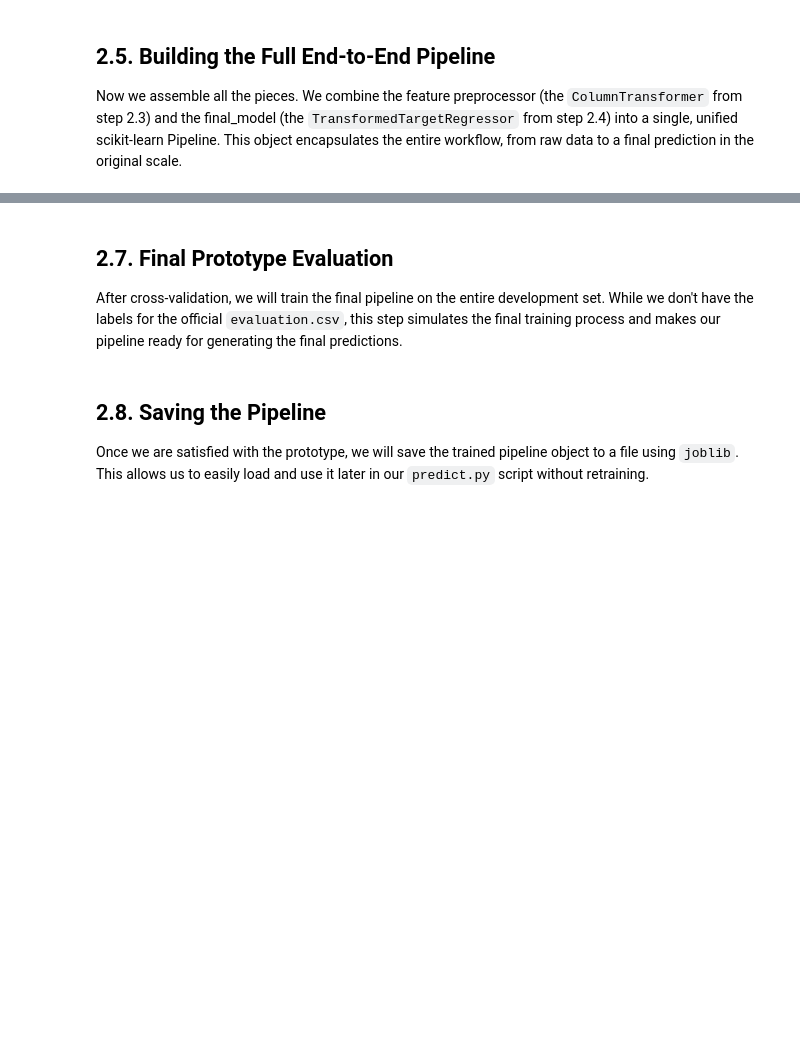
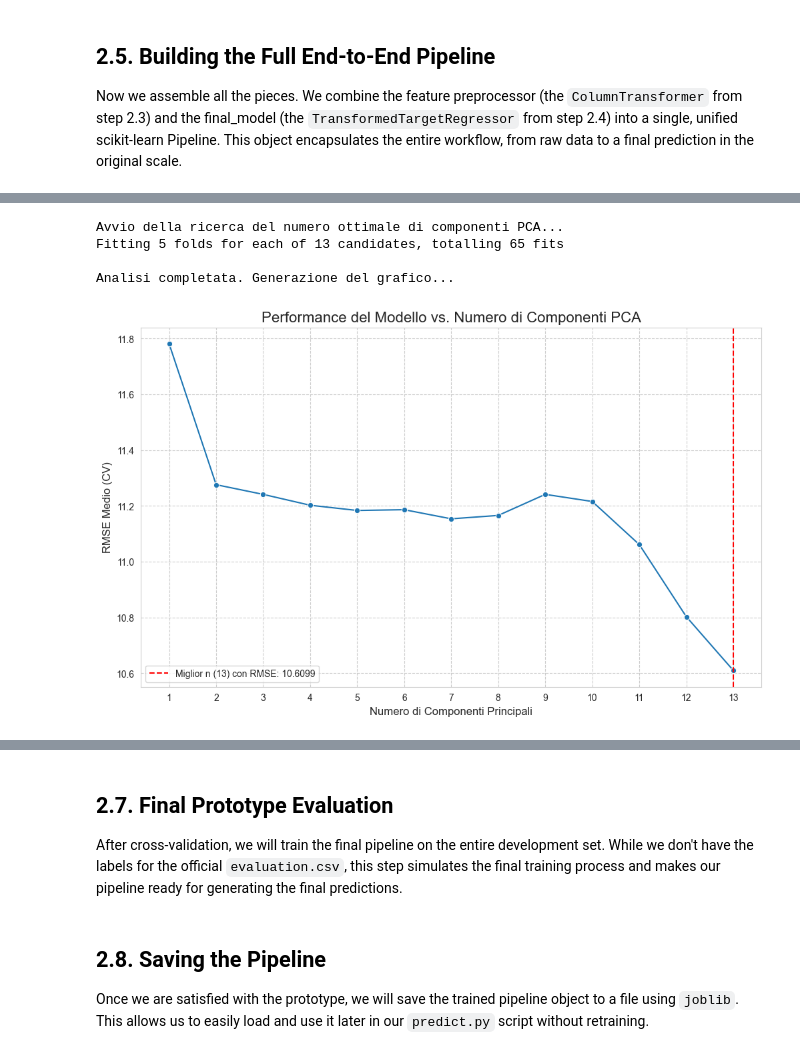
Before and after one commit to andrea-00/speech-age-estimation, a Jupyter notebook: notebooks/pipeline_prototype.ipynb, the cells around one changed output, grey strips where cells are left out. Saved outputs shown, nothing was run; the diff lists cells and outputs as text; code cells hidden in the pictures; blank space fills up the shorter version.

```diff
--- a/notebooks/pipeline_prototype.ipynb
+++ b/notebooks/pipeline_prototype.ipynb
@@ -145,7 +150,7 @@ CATEGORICAL_FEATURES = ['gender', 'ethnicity']
 final_preprocessor = ColumnTransformer(
     transformers=[
         ('num', StandardScaler(), NUMERICAL_FEATURES),
-        ('cat', OneHotEncoder(handle_unknown='ignore'), CATEGORICAL_FEATURES)
+        ('cat', OneHotEncoder(handle_unknown='ignore', sparse_output=False), CATEGORICAL_FEATURES)
     ],
     remainder='drop'
 )
@@ -185,8 +191,8 @@ base_regressor = RandomForestRegressor(n_estimators=100, random_state=42)
 
 final_model = TransformedTargetRegressor(
     regressor=base_regressor,
-    func=np.log1p,
-    inverse_func=np.expm1
+    func=(lambda x: x),
+    inverse_func=(lambda x: x)
 )
 
 final_model
@@ -300,6 +307,11 @@ pd.set_option('display.max_columns', None)
 pd.set_option('display.width', 1000)
 
 print(report_df)
+
+full_pipeline = grid_search.best_estimator_
+
+print("\n--- Pipeline Con Miglior Modello ---")
+full_pipeline
 # %% [output]
 Fitting 5 folds for each of 14 candidates, totalling 70 fits
 --- Report Dettagliato dei Risultati della GridSearchCV ---
@@ -320,0 +429,48 @@ Fitting 5 folds for each of 14 candidates, totalling 70 fits
+# %%
+param_grid = [
+    {
+    'preprocessing__final_preprocessor__num': [
+        Pipeline(steps=[
+            ('scaler', MinMaxScaler()),
+            ('pca', PCA())
+        ])
+    ],
+    'preprocessing__final_preprocessor__num__pca__n_components': range(1, len(NUMERICAL_FEATURES) + 1)
+    }
+]
+
+cv_strategy = KFold(n_splits=5, shuffle=True, random_state=42)
+grid_search_pca = GridSearchCV(
+    full_pipeline, param_grid, cv=cv_strategy, scoring='neg_root_mean_squared_error', verbose=1, n_jobs=-1
+)
+
+print("Avvio della ricerca del numero ottimale di componenti PCA...")
+grid_search_pca.fit(X, y)
+
+# --- 4. Creazione del Grafico dai Risultati ---
+print("\nAnalisi completata. Generazione del grafico...")
+results_df = pd.DataFrame(grid_search_pca.cv_results_)
+n_components_range_results = results_df['param_preprocessing__final_preprocessor__num__pca__n_components']
+results_rmse = -results_df['mean_test_score']
+
+plt.figure(figsize=(12, 7))
+sns.lineplot(x=n_components_range_results, y=results_rmse, marker='o')
+plt.title('Performance del Modello vs. Numero di Componenti PCA', fontsize=16)
+plt.xlabel('Numero di Componenti Principali', fontsize=12)
+plt.ylabel('RMSE Medio (CV)', fontsize=12)
+plt.xticks(n_components_range_results)
+plt.grid(True, which='both', linestyle='--')
+
+best_n = grid_search_pca.best_params_['preprocessing__final_preprocessor__num__pca__n_components']
+best_rmse = -grid_search_pca.best_score_
+plt.axvline(best_n, color='red', linestyle='--', label=f'Miglior n ({best_n}) con RMSE: {best_rmse:.4f}')
+plt.legend()
+plt.show()
+
+# no PCA needed
+# %% [output]
+Avvio della ricerca del numero ottimale di componenti PCA...
+Fitting 5 folds for each of 13 candidates, totalling 65 fits
+
+Analisi completata. Generazione del grafico...
+[figure, added]
```
Also changed, not shown: parts of 19 cells of this notebook, 1 other file.
